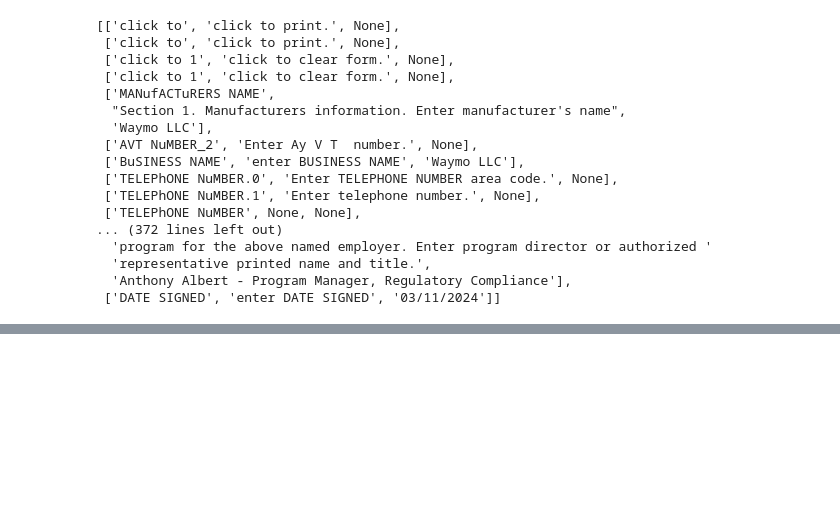
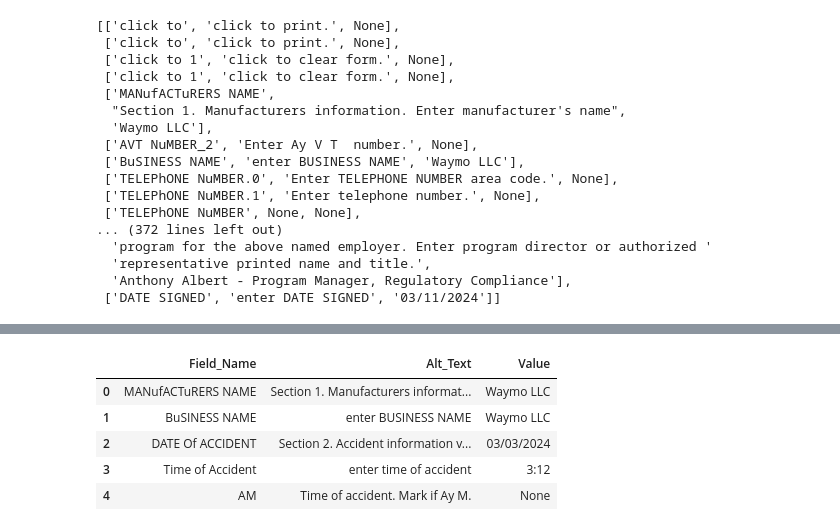
Before and after one commit to Kyle-Markwardt/self-driving-vehicles, a Jupyter notebook: pdf.ipynb, the cells around one changed output, grey strips where cells are left out. Saved outputs shown, nothing was run; the diff lists cells and outputs as text; code cells hidden in the pictures; blank space fills up the shorter version.

Commit message:
Scraped single pdf for  relevant field data and filtered.  Need to do additional dataframe construction.

```diff
--- a/pdf.ipynb
+++ b/pdf.ipynb
@@ -49,0 +53,88 @@ pprint(form_data)
+# %%
+'''These are all of the fields which I think are relevant: Operator, time and place, vehicle details, damage report,
+other party details, description, mode, conditions. NOTE: many fields which are positive are marked with a BLANK " ",
+while negatives marked with "None".'''
+
+to_extract = ['MANufACTuRERS NAME','BuSINESS NAME',
+              'DATE Of ACCIDENT','Time of Accident','AM','PM',
+              'VEhICLE YEAR','MAkE','MODEL',
+              'section 2  accident infoRmation.0','section 2  accident infoRmation.1.0','section 2  accident infoRmation.1.1.0','section 2  accident infoRmation.1.1.1.0','section 2  accident infoRmation.1.1.1.1',
+              'Moving', 'Stopped in Traffic', 'Pedestrian', 'Bicyclist', 'undefined', 'Other',
+              'NuMBER Of VEhICLES INVOLVED',
+              'Unknown','None','minor','Moderate','major',
+              'Left Rear 1','Rear Bumper','Right Rear 1','Left Rear 2','Left Rear 3','Right Rear 2','Right Rear 3',
+              'Left Rear Passenger 1','Left Rear Passenger 2','Right Rear Passenger 1','Right Rear Passenger 2',
+              'Left Rear Passenger 3','Left Rear Passenger 4','Right Rear Passenger 3','Right Rear Passenger 4',
+              'Front Driver Side 1','Front Driver Side 2','Front Passenger Side 1','Front Passenger Side 2',
+              'Front Driver Side 3','Front Driver Side 4','Front Passenger Side 3','Front Passenger Side 4',
+              'Left Front Corner 1','Left Front Corner 2','Right Front Corner 1', 'Right Front Corner 2',
+              'Left Front Corner 3','Front Bumper','Right Front Corner 3',
+              'Moving_2', 'Stopped in Traffic_2','Pedestrian_2','Bicyclist_2','undefined_2','Other_2',
+              'ADDRESS_2.1.0.1','Autonomous Mode','Conventional Mode',
+              'WEATHER A 1','WEATHER A 2','WEATHER B 1','WEATHER B 2','WEATHER C 1','WEATHER C 2',
+              'WEATHER D 1','WEATHER D 2','WEATHER E 1','WEATHER E 2','WEATHER F 1','WEATHER F 2','WEATHER G 1','WEATHER G 2',
+              'LIGHTING A 1','LIGHTING A 2','LIGHTING B 1','LIGHTING B 2','LIGHTING C 1','LIGHTING C 2',
+              'LIGHTING D 1','LIGHTING D 2','LIGHTING E 1','LIGHTING E 2',
+              'ROADWAY A 1','ROADWAY A 2','ROADWAY B 1','ROADWAY B 2','ROADWAY C 1', 'ROADWAY C 2','ROADWAY D 1','ROADWAY D 2',
+              'ROAD CONDITIONS A 1','ROAD CONDITIONS A 2','ROAD CONDITIONS B 1','ROAD CONDITIONS B 2', 'ROAD CONDITIONS C 1','ROAD CONDITIONS C 2',
+              'ROAD CONDITIONS D 1','ROAD CONDITIONS D 2','ROAD CONDITIONS E 1', 'ROAD CONDITIONS E 2', 'ROAD CONDITIONS F 1', 'ROAD CONDITIONS F 2',
+              'ROAD CONDITIONS G 1', 'ROAD CONDITIONS G 2', 'ROAD CONDITIONS H 1', 'ROAD CONDITIONS H 2',
+              'MOVEMENT A 1','MOVEMENT A 2','MOVEMENT  B 1', 'MOVEMENT  B 2','MOVEMENT C 1','MOVEMENT C 2', 'MOVEMENT  D 1','MOVEMENT  D 2',
+              'MOVEMENT  E 1','MOVEMENT  E 2', 'MOVEMENT  F 1', 'MOVEMENT  F 2', 'MOVEMENT  G 1','MOVEMENT  G 2', 'MOVEMENT  H 1','MOVEMENT  H 2',
+              'MOVEMENT  I 1', 'MOVEMENT  I 2', 'MOVEMENT J 1', 'MOVEMENT J 2', 'MOVEMENT  K 1', 'MOVEMENT  K 2', 'MOVEMENT  L 1', 'MOVEMENT  L 2',
+              'MOVEMENT  M 1', 'MOVEMENT  M 2','MOVEMENT  N 1', 'MOVEMENT  N 2', 'MOVEMENT  O 1', 'MOVEMENT  O 2',
+              'MOVEMENT  P 1', 'MOVEMENT  P 2', 'MOVEMENT  Q 1', 'MOVEMENT  Q 2', 'MOVEMENT  R 1', 'MOVEMENT  R 2',
+              'TYPE A 1', 'TYPE A 2', 'TYPE B 1', 'TYPE B 2','TYPE C 1','TYPE C 2','TYPE D 1','TYPE D 2','TYPE E 1','TYPE E 2','TYPE F 1','TYPE F 2','TYPE G 1','TYPE G 2','TYPE H 1','TYPE H 2',
+              'OTHER A YES','OTHER A NO','OTHER B','OTHER C','OTHER D','OTHER E','OTHER F','OTHER G',
+              'OTHER H YES','OTHER H NO','OTHER I','OTHER J','OTHER K','OTHER L']
+
+conditions_only = ['WEATHER A 1','WEATHER A 2','WEATHER B 1','WEATHER B 2','WEATHER C 1','WEATHER C 2',
+              'WEATHER D 1','WEATHER D 2','WEATHER E 1','WEATHER E 2','WEATHER F 1','WEATHER F 2','WEATHER G 1','WEATHER G 2',
+              'LIGHTING A 1','LIGHTING A 2','LIGHTING B 1','LIGHTING B 2','LIGHTING C 1','LIGHTING C 2',
+              'LIGHTING D 1','LIGHTING D 2','LIGHTING E 1','LIGHTING E 2',
+              'ROADWAY A 1','ROADWAY A 2','ROADWAY B 1','ROADWAY B 2','ROADWAY C 1', 'ROADWAY C 2','ROADWAY D 1','ROADWAY D 2',
+              'ROAD CONDITIONS A 1','ROAD CONDITIONS A 2','ROAD CONDITIONS B 1','ROAD CONDITIONS B 2', 'ROAD CONDITIONS C 1','ROAD CONDITIONS C 2',
+              'ROAD CONDITIONS D 1','ROAD CONDITIONS D 2','ROAD CONDITIONS E 1', 'ROAD CONDITIONS E 2', 'ROAD CONDITIONS F 1', 'ROAD CONDITIONS F 2',
+              'ROAD CONDITIONS G 1', 'ROAD CONDITIONS G 2', 'ROAD CONDITIONS H 1', 'ROAD CONDITIONS H 2',
+              'MOVEMENT A 1','MOVEMENT A 2','MOVEMENT  B 1', 'MOVEMENT  B 2','MOVEMENT C 1','MOVEMENT C 2', 'MOVEMENT  D 1','MOVEMENT  D 2',
+              'MOVEMENT  E 1','MOVEMENT  E 2', 'MOVEMENT  F 1', 'MOVEMENT  F 2', 'MOVEMENT  G 1','MOVEMENT  G 2', 'MOVEMENT  H 1','MOVEMENT  H 2',
+              'MOVEMENT  I 1', 'MOVEMENT  I 2', 'MOVEMENT J 1', 'MOVEMENT J 2', 'MOVEMENT  K 1', 'MOVEMENT  K 2', 'MOVEMENT  L 1', 'MOVEMENT  L 2',
+              'MOVEMENT  M 1', 'MOVEMENT  M 2','MOVEMENT  N 1', 'MOVEMENT  N 2', 'MOVEMENT  O 1', 'MOVEMENT  O 2',
+              'MOVEMENT  P 1', 'MOVEMENT  P 2', 'MOVEMENT  Q 1', 'MOVEMENT  Q 2', 'MOVEMENT  R 1', 'MOVEMENT  R 2',
+              'TYPE A 1', 'TYPE A 2', 'TYPE B 1', 'TYPE B 2','TYPE C 1','TYPE C 2','TYPE D 1','TYPE D 2','TYPE E 1','TYPE E 2','TYPE F 1','TYPE F 2','TYPE G 1','TYPE G 2','TYPE H 1','TYPE H 2',
+              'OTHER A YES''OTHER A NO','OTHER B','OTHER C','OTHER D','OTHER E','OTHER F','OTHER G',
+              'OTHER H YES','OTHER H NO','OTHER I','OTHER J','OTHER K','OTHER L']
+
+damage_only = ['Unknown','None','minor','Moderate','major',
+              'Left Rear 1','Rear Bumper','Right Rear 1','Left Rear 2','Left Rear 3','Right Rear 2','Right Rear 3',
+              'Left Rear Passenger 1','Left Rear Passenger 2','Right Rear Passenger 1','Right Rear Passenger 2',
+              'Left Rear Passenger 3','Left Rear Passenger 4','Right Rear Passenger 3','Right Rear Passenger 4',
+              'Front Driver Side 1','Front Driver Side 2','Front Passenger Side 1','Front Passenger Side 2',
+              'Front Driver Side 3','Front Driver Side 4','Front Passenger Side 3','Front Passenger Side 4',
+              'Left Front Corner 1','Left Front Corner 2','Right Front Corner 1', 'Right Front Corner 2',
+              'Left Front Corner 3','Front Bumper','Right Front Corner 3',]
+
+
+# Define filtering criteria
+def find_important_tuples(tuple):
+    # Example: Check if the second element of the tuple meets a condition
+    return tuple[0] in to_extract
+
+# Filter the long list based on the criteria
+filtered_list = [tuple for tuple in form_data if find_important_tuples(tuple)]
+
+# Convert the filtered list into a DataFrame
+collision_df = pd.DataFrame(filtered_list, columns=['Field_Name', 'Alt_Text', 'Value'])  # Adjust column names as needed
+
+# Optionally, reset the index of the DataFrame
+collision_df.reset_index(drop=True, inplace=True)
+
+# Check length
+if collision_df['Field_Name'].count() == len(to_extract):
+    print(len(to_extract)," fields collected")
+else:
+    print("length mismatch!")
+
+# Display DataFrame
+collision_df.head()
+# %% [output]
@@ -49,0 +142,6 @@ pprint(form_data)
+|  | Field_Name | Alt_Text | Value |
+| 0 | MANufACTuRERS NAME | Section 1. Manufacturers informat... | Waymo LLC |
+| 1 | BuSINESS NAME | enter BUSINESS NAME | Waymo LLC |
+| 2 | DATE Of ACCIDENT | Section 2. Accident information v... | 03/03/2024 |
+| 3 | Time of Accident | enter time of accident | 3:12 |
+| 4 | AM | Time of accident. Mark if Ay M. | None |
```
Also changed, not shown: parts of 4 cells of this notebook.
